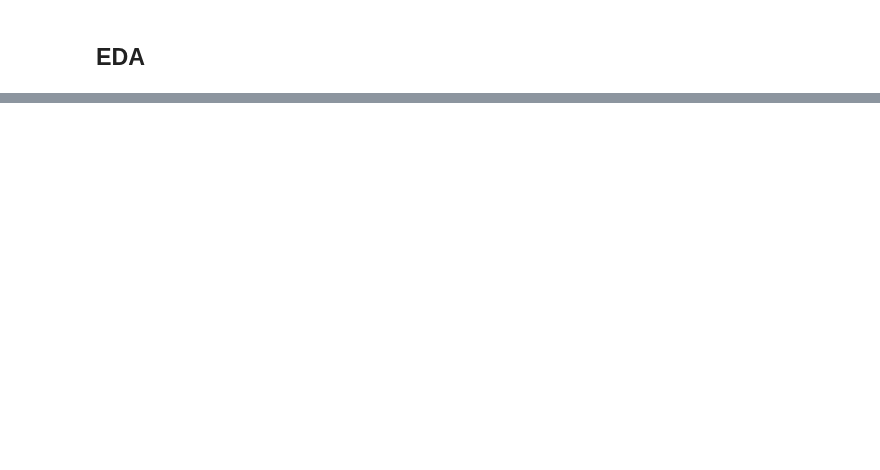
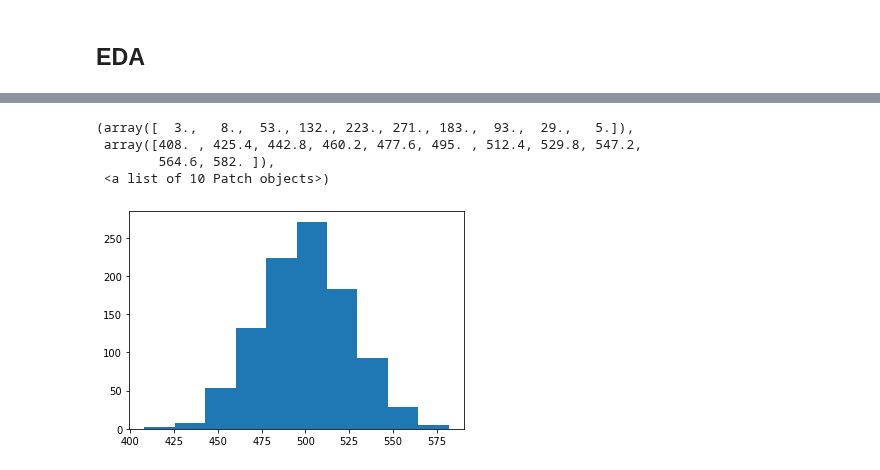
Before and after one commit to spotted-d/spotify-project, a Jupyter notebook: notebooks/emily_xie_milestone_3_eda.ipynb, the cells around one changed output, grey strips where cells are left out. Drawn from its saved outputs; the diff is of its cells as text; code cells hidden in the pictures; blank space fills up the shorter version.

```diff
--- a/notebooks/emily_xie_milestone_3_eda.ipynb
+++ b/notebooks/emily_xie_milestone_3_eda.ipynb
@@ -74,0 +118,10 @@ playlist_data.head()
+# %%
+group_by_playlist = playlist_data_random.groupby(["pid"]).count()
+# %%
+plt.hist(group_by_playlist["pos"])
+# %% [output]
+(array([  3.,   8.,  53., 132., 223., 271., 183.,  93.,  29.,   5.]),
+ array([408. , 425.4, 442.8, 460.2, 477.6, 495. , 512.4, 529.8, 547.2,
+        564.6, 582. ]),
+ <a list of 10 Patch objects>)
+[figure, added]
```
Also changed, not shown: parts of 11 cells of this notebook, 1 other file.
